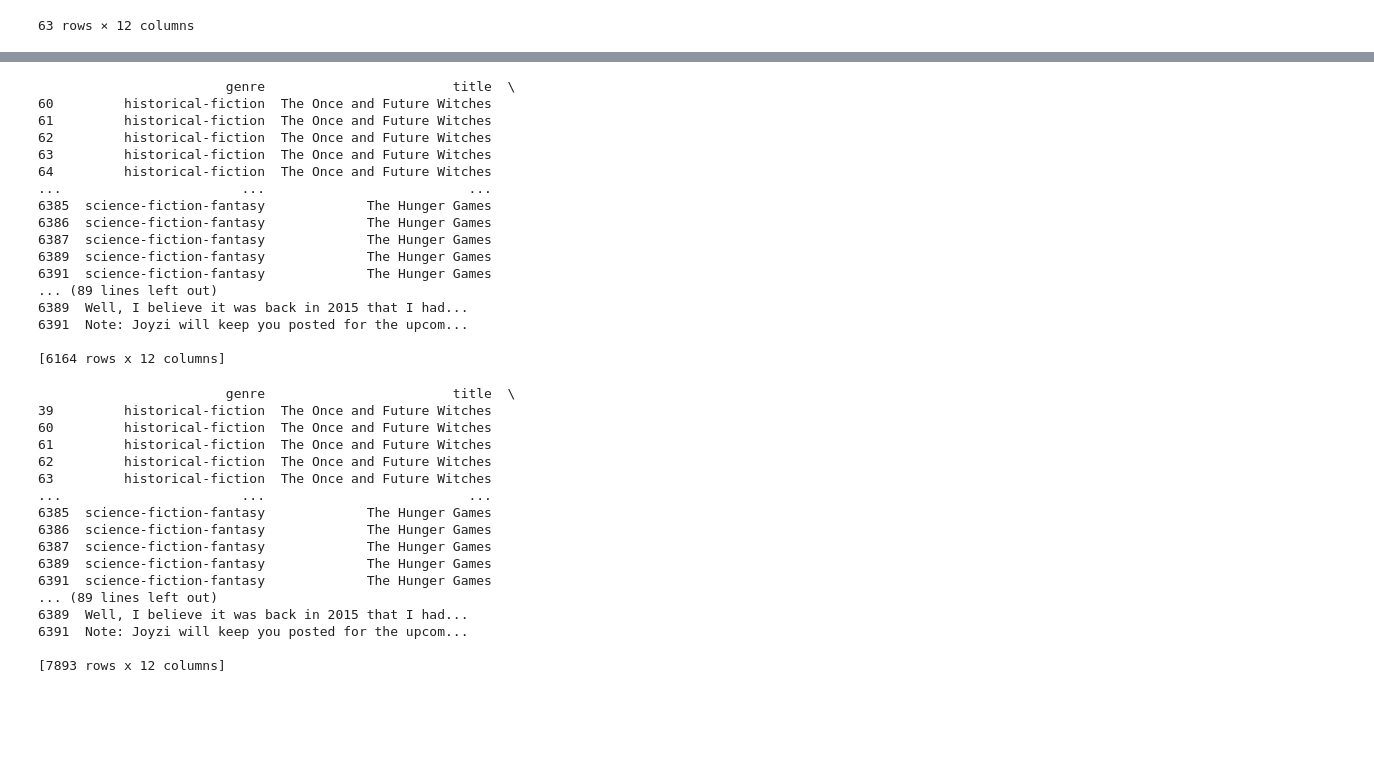
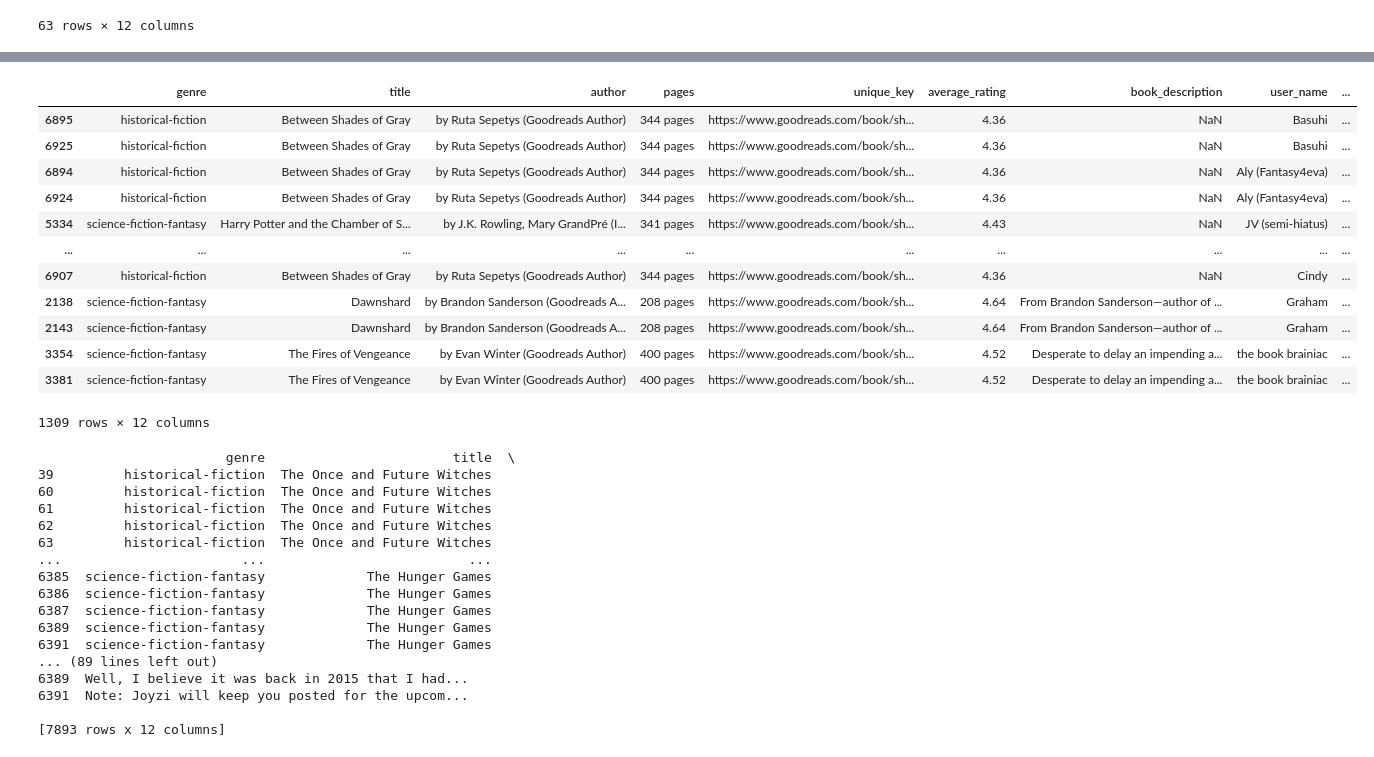
Before and after one commit to angelicacodes/book_recommendation, a Jupyter notebook: notebooks/exploratory/EDA1.ipynb, the cells around one changed output, grey strips where cells are left out. Cells and saved outputs as stored; diff of their text form; code cells hidden in the pictures; blank space fills up the shorter version.

```diff
--- a/notebooks/exploratory/EDA1.ipynb
+++ b/notebooks/exploratory/EDA1.ipynb
@@ -163,0 +250,17 @@ trying.head(63)
+# %%
+#duplicated = trying.loc[trying.duplicated(keep=False), :]
+trying.loc[trying.duplicated(keep=False), : ].sort_values('review_text')
+# %% [output]
+|  | genre | title | author | pages | unique_key | average_rating | book_description | user_name | ... |
+| 6895 | historical-fiction | Between Shades of Gray | by Ruta Sepetys (Goodreads Author) | 344 pages | https://www.goodreads.com/book/sh... | 4.36 | NaN | Basuhi | ... |
+| 6925 | historical-fiction | Between Shades of Gray | by Ruta Sepetys (Goodreads Author) | 344 pages | https://www.goodreads.com/book/sh... | 4.36 | NaN | Basuhi | ... |
+| 6894 | historical-fiction | Between Shades of Gray | by Ruta Sepetys (Goodreads Author) | 344 pages | https://www.goodreads.com/book/sh... | 4.36 | NaN | Aly (Fantasy4eva) | ... |
+| 6924 | historical-fiction | Between Shades of Gray | by Ruta Sepetys (Goodreads Author) | 344 pages | https://www.goodreads.com/book/sh... | 4.36 | NaN | Aly (Fantasy4eva) | ... |
+| 5334 | science-fiction-fantasy | Harry Potter and the Chamber of S... | by J.K. Rowling, Mary GrandPré (I... | 341 pages | https://www.goodreads.com/book/sh... | 4.43 | NaN | JV (semi-hiatus) | ... |
+| ... | ... | ... | ... | ... | ... | ... | ... | ... | ... |
+| 6907 | historical-fiction | Between Shades of Gray | by Ruta Sepetys (Goodreads Author) | 344 pages | https://www.goodreads.com/book/sh... | 4.36 | NaN | Cindy | ... |
+| 2138 | science-fiction-fantasy | Dawnshard | by Brandon Sanderson (Goodreads A... | 208 pages | https://www.goodreads.com/book/sh... | 4.64 | From Brandon Sanderson—author of ... | Graham | ... |
+| 2143 | science-fiction-fantasy | Dawnshard | by Brandon Sanderson (Goodreads A... | 208 pages | https://www.goodreads.com/book/sh... | 4.64 | From Brandon Sanderson—author of ... | Graham | ... |
+| 3354 | science-fiction-fantasy | The Fires of Vengeance | by Evan Winter (Goodreads Author) | 400 pages | https://www.goodreads.com/book/sh... | 4.52 | Desperate to delay an impending a... | the book brainiac | ... |
+| 3381 | science-fiction-fantasy | The Fires of Vengeance | by Evan Winter (Goodreads Author) | 400 pages | https://www.goodreads.com/book/sh... | 4.52 | Desperate to delay an impending a... | the book brainiac | ... |
+1309 rows × 12 columns
@@ -164,24 +269,6 @@ trying.head(63)
 # %%
-duplicates = trying[trying.duplicated(subset = 'user_unique_key')]
-print(duplicates)
+# duplicates = trying[trying.duplicated(subset = 'user_unique_key', keep = 'last')]
+# print(duplicates)
-# %% [output]
-                        genre                        title  \
-60         historical-fiction  The Once and Future Witches
-61         historical-fiction  The Once and Future Witches
-62         historical-fiction  The Once and Future Witches
-63         historical-fiction  The Once and Future Witches
-64         historical-fiction  The Once and Future Witches
-...                       ...                          ...
-6385  science-fiction-fantasy             The Hunger Games
-6386  science-fiction-fantasy             The Hunger Games
-6387  science-fiction-fantasy             The Hunger Games
-6389  science-fiction-fantasy             The Hunger Games
-6391  science-fiction-fantasy             The Hunger Games
-... (89 lines left out)
-6389  Well, I believe it was back in 2015 that I had...
-6391  Note: Joyzi will keep you posted for the upcom...
-
-[6164 rows x 12 columns]
 # %%
 has_dups = trying[trying.duplicated('user_name')]
 #dups = trying[has_dups]
```
Also changed, not shown: parts of 58 cells of this notebook, 9 other files.
